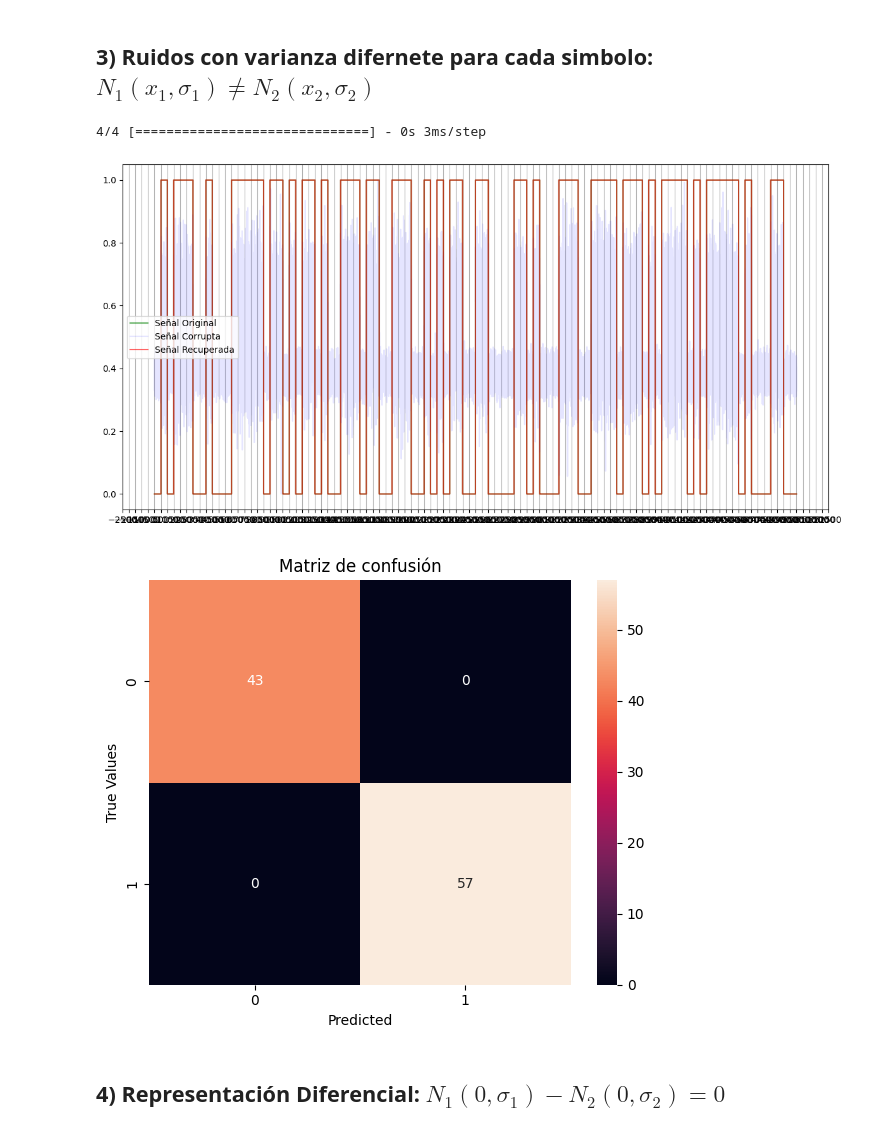
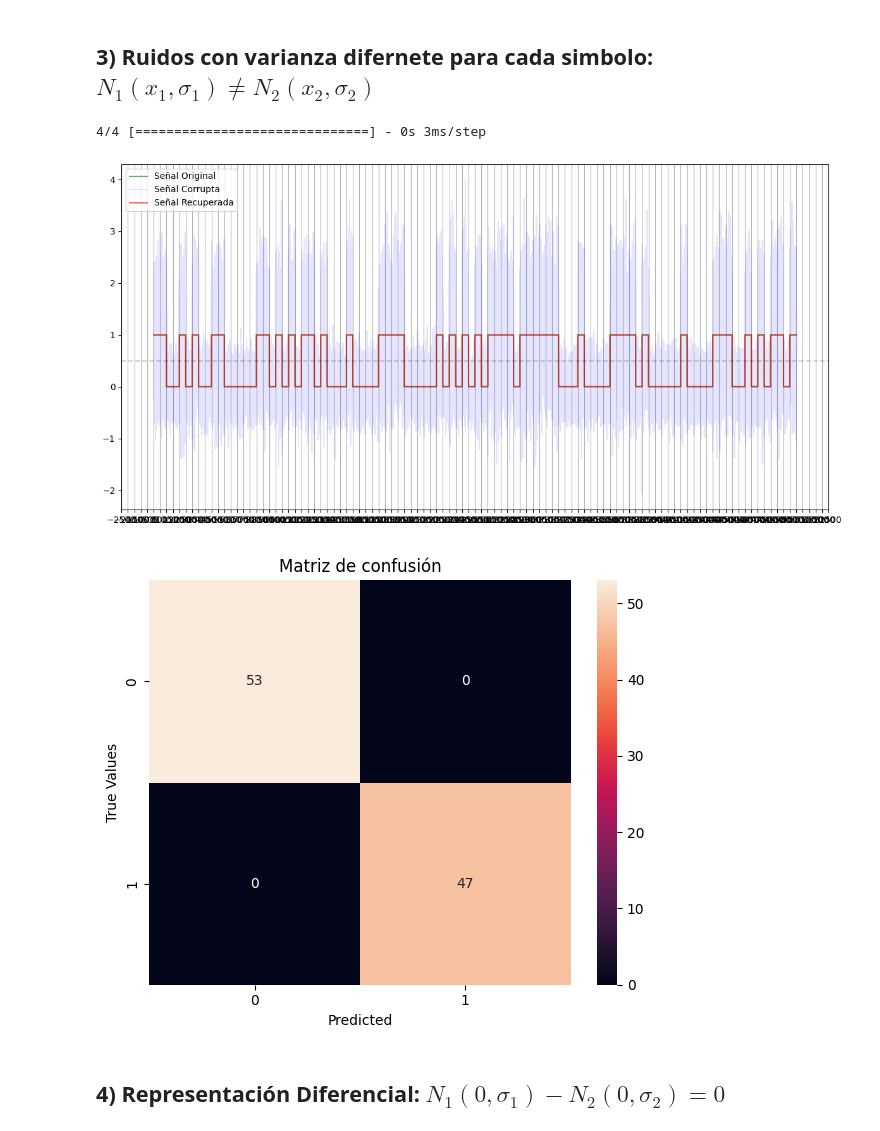
Before and after one commit to JCardenas05/Teoria_Se-ales, a Jupyter notebook: Taller_5/Taller_7_MLP.ipynb, the cells around one changed output. Saved outputs shown, nothing was run; the diff lists cells and outputs as text; code cells hidden in the pictures.

```diff
--- a/Taller_5/Taller_7_MLP.ipynb
+++ b/Taller_5/Taller_7_MLP.ipynb
@@ -94,10 +186,10 @@ Señal Original validación: (1200, 500)
 
 entrada = tf.keras.layers.Dense(units=200, input_shape=(Nsamples,))
 capa1   = tf.keras.layers.Dense(units=100, activation='relu')
-capa2   = tf.keras.layers.Dense(units=50, activation='relu')
-capa3   = tf.keras.layers.Dense(units=25, activation='relu')
+capa2   = tf.keras.layers.Dense(units=70, activation='relu')
+capa3   = tf.keras.layers.Dense(units=50, activation='relu')
 salida  = tf.keras.layers.Dense(units=1, activation='sigmoid')
-modelo  = tf.keras.Sequential([entrada, capa1, capa2,capa3, salida])
+modelo  = tf.keras.Sequential([entrada, capa1, capa2, capa3, salida])
 
 # Compilación del modelo
 modelo.compile(optimizer=tf.keras.optimizers.Adam(learning_rate=0.0001),
@@ -105,14 +197,14 @@ modelo.compile(optimizer=tf.keras.optimizers.Adam(learning_rate=0.0001),
                metrics=['accuracy']
               )
 
-historial = modelo.fit(X_train, y_train, epochs=70, validation_data=(X_val, y_val))
+historial = modelo.fit(X_train, y_train, epochs=60, validation_data=(X_val, y_val))
 
 clearConsole()
 
 plt.xlabel("# Epoca")
 plt.ylabel("Magnitud de pérdida")
 plt.plot(historial.history["loss"], label='Loss')
-plt.plot(historial.history["val_accuracy"], label = 'Validation Acuracy' )
+plt.plot(historial.history["val_loss"], label = 'Validation loss' )
 plt.legend()
 plt.show()
 # %% [output]
@@ -231,29 +288,29 @@ plt.show()
 # %% [markdown]
 ## 3) Ruidos con varianza difernete para cada simbolo: $N_1(x_1, \sigma_1) \neq N_2(x_2, \sigma_2) $
 # %%
-Nsamples = 500
-message_test_corrupt, message_test_orig, time = generate_symbols(Nsymbols=100, Nsamples=Nsamples, var_noise=(0.2, 0.8))
-message_predict = predict_simbol(message_test_corrupt, modelo, 500)
+message_test_corrupt_3, message_test_orig_3, time_3 = generate_symbols(Nsymbols=100, p_0=0.5, Nsamples=Nsamples, var_noise=(0.3, 0.7))
+message_predict_3 = predict_simbol(message_test_corrupt_3, modelo, 500)
 
 plt.figure(figsize=(12,6),tight_layout=True)  #modificar el tamaño (x,y)
-plt.step(time,message_test_orig, 'g', label='Señal Original', alpha=0.6)
-plt.step(time,message_test_corrupt.flatten(), 'b', label='Señal Corrupta', alpha=0.1)
-plt.step(time,message_predict, 'r', label='Señal Recuperada', alpha=0.6)
+plt.step(time_3,message_test_orig_3, 'g', label='Señal Original', alpha=0.6)
+plt.step(time_3,message_test_corrupt_3.flatten(), 'b', label='Señal Corrupta', alpha=0.1)
+plt.step(time_3,message_predict_3, 'r', label='Señal Recuperada', alpha=0.6)
 plt.legend()
+plt.axhline((a0+a1)/2, color=(0,0,0,0.2), linestyle='--')
 plt.gca().xaxis.set_major_locator(plt.MultipleLocator(Nsamples))
 plt.grid(axis='x')  #cuadrícula por símbolo
 plt.show()
 
-matrix = confusion_matrix(message_test_orig, message_predict)/Nsamples
+matrix_3 = confusion_matrix(message_test_orig_3, message_predict_3)/Nsamples
 plt.figure(figsize=(6,5),tight_layout=True)  #modificar el tamaño (x,y)
-sns.heatmap(matrix, annot=True, fmt='g')
+sns.heatmap(matrix_3, annot=True, fmt='g')
 plt.title('Matriz de confusión')
 plt.xlabel('Predicted')
 plt.ylabel('True Values')
 plt.show()
 # %% [output]
 4/4 [==============================] - 0s 3ms/step
-[figure, old version]
+[figure, new version]
-[figure, old version]
+[figure, new version]
 # %% [markdown]
 ## 4) Representación Diferencial: $N_1(0,\sigma_1)-N_2(0,\sigma_2)=0$
```
Also changed, not shown: parts of 9 cells of this notebook.
